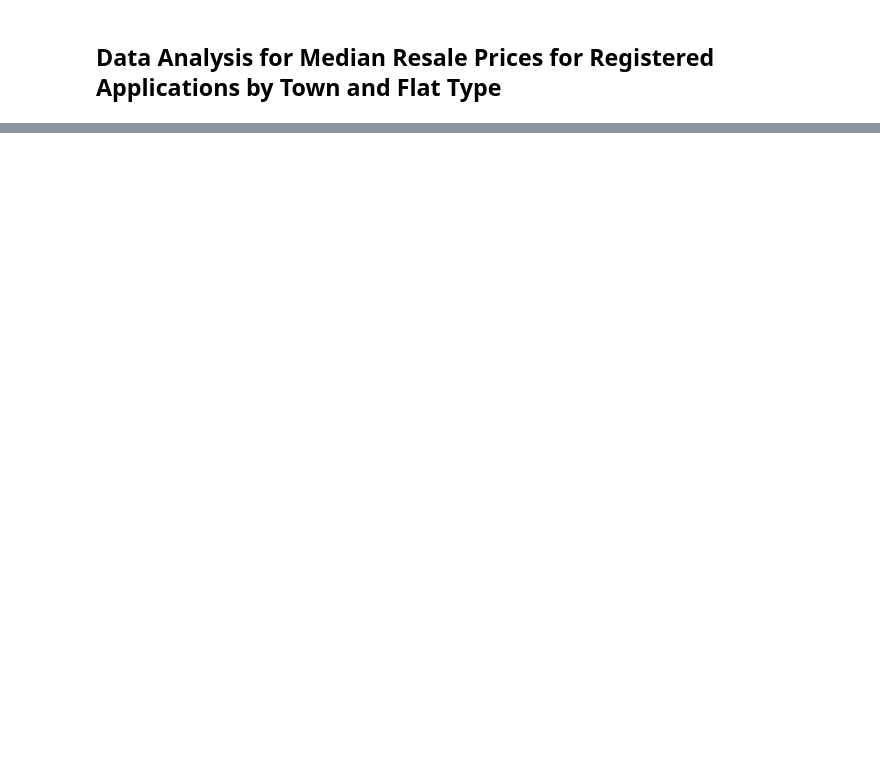
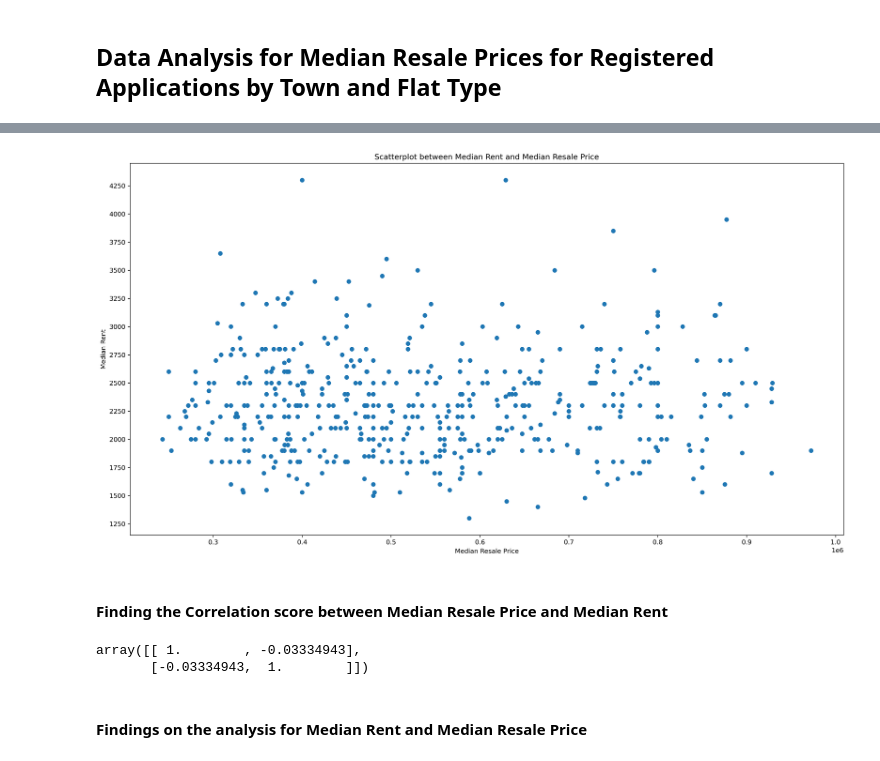
Before and after one commit to AngKokLeong/HDB-Dataset-Analysis, a Jupyter notebook: CA1.ipynb, the cells around one changed output, grey strips where cells are left out. Saved outputs shown, nothing was run; the diff lists cells and outputs as text; code cells hidden in the pictures; blank space fills up the shorter version.

```diff
--- a/CA1.ipynb
+++ b/CA1.ipynb
@@ -446,2 +411,17 @@ median_resale_prices_for_registered_applications_by_town_and_flat_type_dataset_t
 # %%
 # Merge both median_rent_by_town_and_flat_type_dataset and median_rent_by_town_and_flat_type
+
+median_resale_prices_for_registered_applications_by_town_and_flat_type_merged_dataset = numpy.concatenate([
+    median_resale_prices_for_registered_applications_by_town_and_flat_type_dataset_transformed_2020,
+    median_resale_prices_for_registered_applications_by_town_and_flat_type_dataset_transformed_2021,
+    median_resale_prices_for_registered_applications_by_town_and_flat_type_dataset_transformed_2022,
+    median_resale_prices_for_registered_applications_by_town_and_flat_type_dataset_transformed_2023
+])
+
+
+median_rent_by_town_and_flat_type_dataset_merged_dataset = numpy.concatenate([
+                                                                                median_rent_by_town_and_flat_type_dataset_transformed_2020,
+                                                                                median_rent_by_town_and_flat_type_dataset_transformed_2021,
+                                                                                median_rent_by_town_and_flat_type_dataset_transformed_2022,
+                                                                                median_rent_by_town_and_flat_type_dataset_transformed_2023
+                                                                                ])
@@ -469,0 +428,21 @@ array([(2006, 'HDB', 'Sold', '1-room flats', '0'),
+# %%
+# Generate 500 random data each from 2 dataset
+
+generated_records_for_median_resale_price = numpy.random.choice(median_resale_prices_for_registered_applications_by_town_and_flat_type_merged_dataset["price"], 500)
+generated_records_for_median_rent = numpy.random.choice(median_rent_by_town_and_flat_type_dataset_merged_dataset["median_rent"], 500)
+# %%
+generated_records_for_median_resale_price = generated_records_for_median_resale_price.astype(numpy.dtypes.Int32DType)
+generated_records_for_median_rent = generated_records_for_median_rent.astype(numpy.dtypes.Int32DType)
+# %%
+data_processor.analysis.generate_scatterplot_for_analyzing_median_rent_and_median_resale_price(generated_records_for_median_resale_price, generated_records_for_median_rent)
+# %% [output]
+[figure, added]
+# %% [markdown]
+#### Finding the Correlation score between Median Resale Price and Median Rent
+# %%
+numpy.corrcoef(generated_records_for_median_resale_price, generated_records_for_median_rent)
+# %% [output]
+array([[ 1.        , -0.03334943],
+       [-0.03334943,  1.        ]])
+# %% [markdown]
+#### Findings on the analysis for Median Rent and Median Resale Price
```
Also changed, not shown: parts of 36 cells of this notebook, 3 other files.
